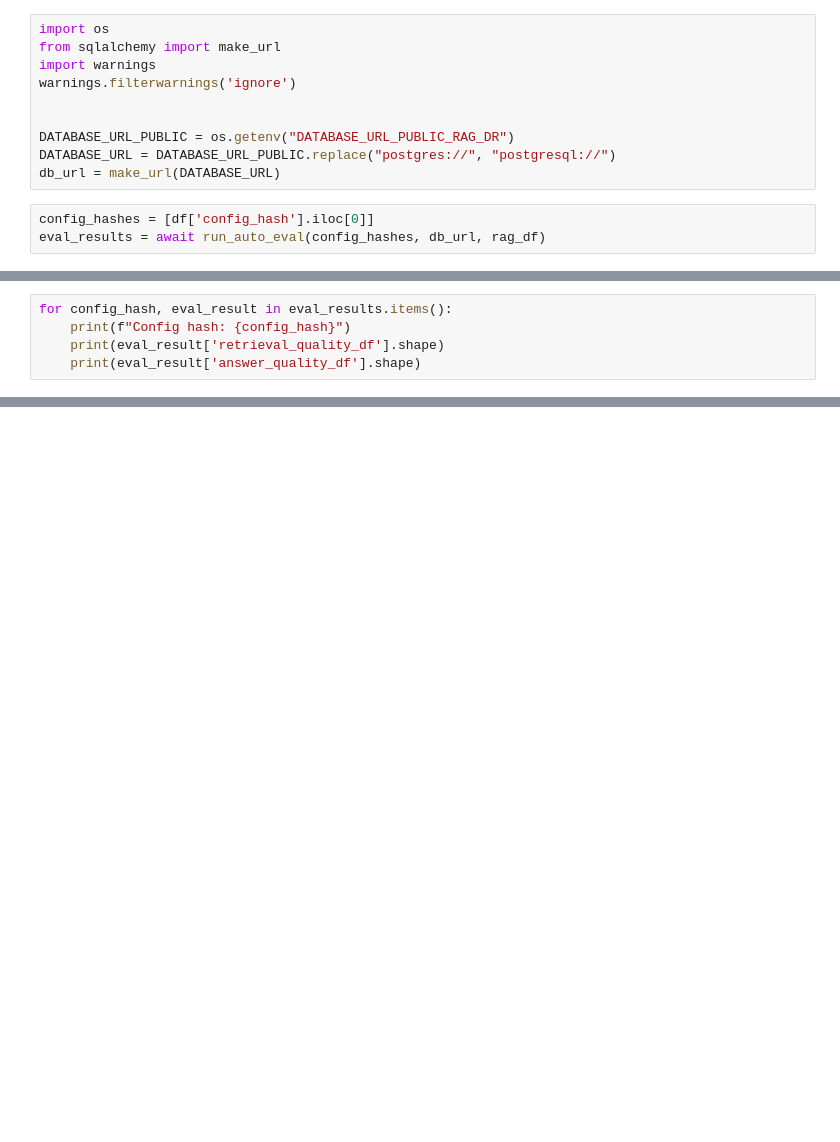
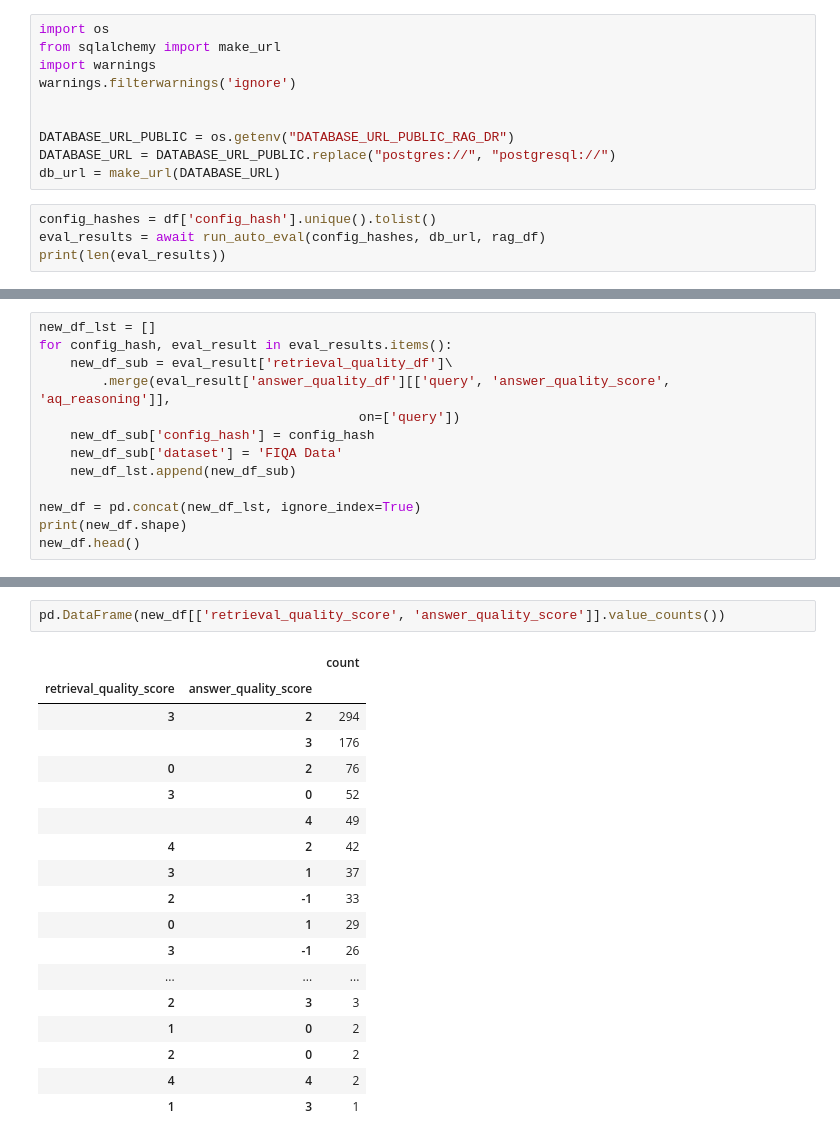
Before and after one commit to hanhanwu/RagDoctor, a Jupyter notebook: experiments/root_cause_analysis_exp1.ipynb, the cells around one changed output, grey strips where cells are left out. Saved outputs shown, nothing was run; the diff lists cells and outputs as text; blank space fills up the shorter version.

Commit message:
new output with updated auto eval

```diff
--- a/experiments/root_cause_analysis_exp1.ipynb
+++ b/experiments/root_cause_analysis_exp1.ipynb
@@ -166,5 +166,6 @@ DATABASE_URL_PUBLIC = os.getenv("DATABASE_URL_PUBLIC_RAG_DR")
 DATABASE_URL = DATABASE_URL_PUBLIC.replace("postgres://", "postgresql://")
 db_url = make_url(DATABASE_URL)
 # %%
-config_hashes = [df['config_hash'].iloc[0]]
+config_hashes = df['config_hash'].unique().tolist()
 eval_results = await run_auto_eval(config_hashes, db_url, rag_df)
+print(len(eval_results))
@@ -171,6 +174,14 @@ eval_results = await run_auto_eval(config_hashes, db_url, rag_df)
 # %%
+new_df_lst = []
 for config_hash, eval_result in eval_results.items():
-    print(f"Config hash: {config_hash}")
-    print(eval_result['retrieval_quality_df'].shape)
-    print(eval_result['answer_quality_df'].shape)
+    new_df_sub = eval_result['retrieval_quality_df']\
+        .merge(eval_result['answer_quality_df'][['query', 'answer_quality_score', 'aq_reasoning']],
+                                         on=['query'])
+    new_df_sub['config_hash'] = config_hash
+    new_df_sub['dataset'] = 'FIQA Data'
+    new_df_lst.append(new_df_sub)
+
+new_df = pd.concat(new_df_lst, ignore_index=True)
+print(new_df.shape)
+new_df.head()
 # %% [output]
@@ -179,0 +195,21 @@ Config hash: bcfe2f64d957b6c94a8cb20b52464cb9
+# %%
+pd.DataFrame(new_df[['retrieval_quality_score', 'answer_quality_score']].value_counts())
+# %% [output]
+|  |  | count |
+| retrieval_quality_score | answer_quality_score |  |
+| 3 | 2 | 294 |
+|  | 3 | 176 |
+| 0 | 2 | 76 |
+| 3 | 0 | 52 |
+|  | 4 | 49 |
+| 4 | 2 | 42 |
+| 3 | 1 | 37 |
+| 2 | -1 | 33 |
+| 0 | 1 | 29 |
+| 3 | -1 | 26 |
+| ... | ... | ... |
+| 2 | 3 | 3 |
+| 1 | 0 | 2 |
+| 2 | 0 | 2 |
+| 4 | 4 | 2 |
+| 1 | 3 | 1 |
```
Also changed, not shown: parts of 3 cells of this notebook, 1 other file.
